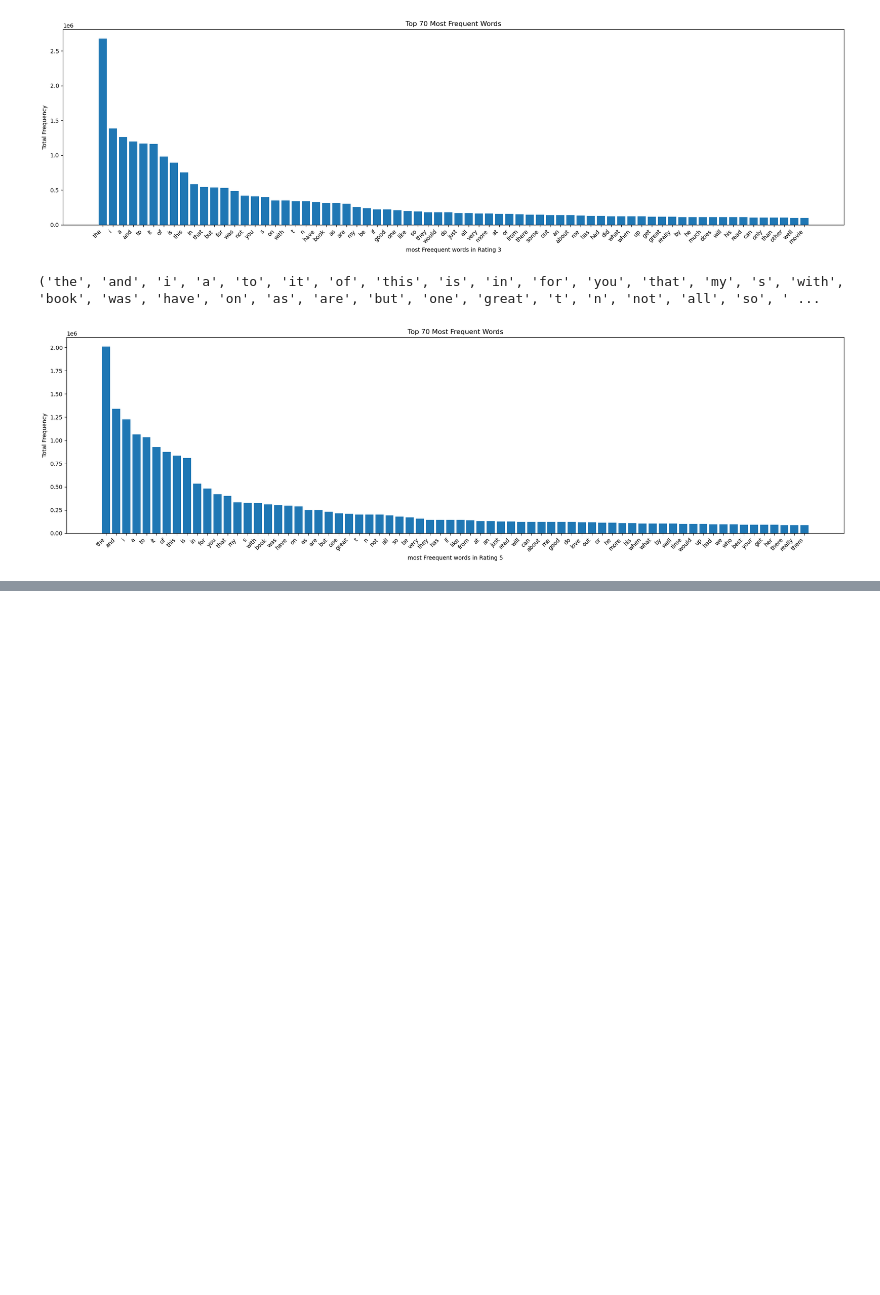
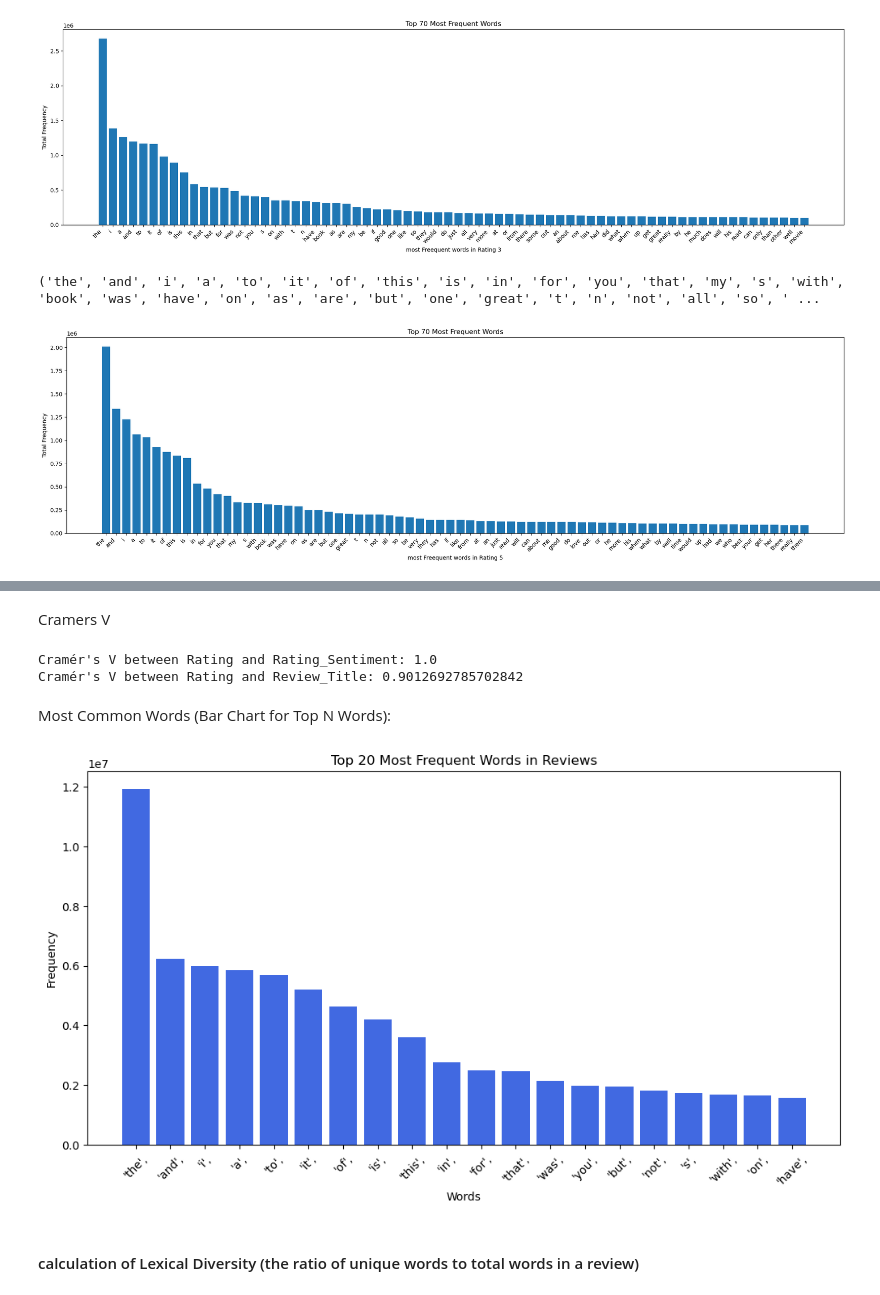
Before and after one commit to nishamizh/ReviewAnalysis-Capstone2, a Jupyter notebook: EDA-NLP.ipynb, the cells around one changed output, grey strips where cells are left out. Saved outputs shown, nothing was run; the diff lists cells and outputs as text; code cells hidden in the pictures; blank space fills up the shorter version.

```diff
--- a/EDA-NLP.ipynb
+++ b/EDA-NLP.ipynb
@@ -272,0 +362,32 @@ get_top_most_frequent_words(data[data['Rating']==5]['Review_word_tokenize'],70,
+# %% [markdown]
+Cramers V
+# %%
+def cramers_v(x, y):
+    confusion_matrix = pd.crosstab(x, y)
+    chi2 = ss.chi2_contingency(confusion_matrix)[0]
+    n = confusion_matrix.sum().sum()
+    return np.sqrt(chi2 / (n * (min(confusion_matrix.shape) - 1)))
+
+categorical_features = ['Rating_Sentiment', 'Review_Title']
+for feature in categorical_features:
+    print(f"Cramér's V between Rating and {feature}: {cramers_v(data[feature], data['Rating'])}")
+# %% [output]
+Cramér's V between Rating and Rating_Sentiment: 1.0
+Cramér's V between Rating and Review_Title: 0.9012692785702842
+# %% [markdown]
+Most Common Words (Bar Chart for Top N Words):
+# %%
+word_counts = Counter(" ".join(data['Cleaned_Review']).split())
+top_n_words = dict(word_counts.most_common(20))
+
+plt.figure(figsize=(12,6))
+plt.bar(top_n_words.keys(), top_n_words.values(), color='royalblue')
+plt.xticks(rotation=45)
+plt.title("Top 20 Most Frequent Words in Reviews")
+plt.xlabel("Words")
+plt.ylabel("Frequency")
+plt.show()
+# %% [output]
+[figure, added]
+# %% [markdown]
+#### calculation of Lexical Diversity (the ratio of unique words to total words in a review)
```
Also changed, not shown: parts of 33 cells of this notebook.
